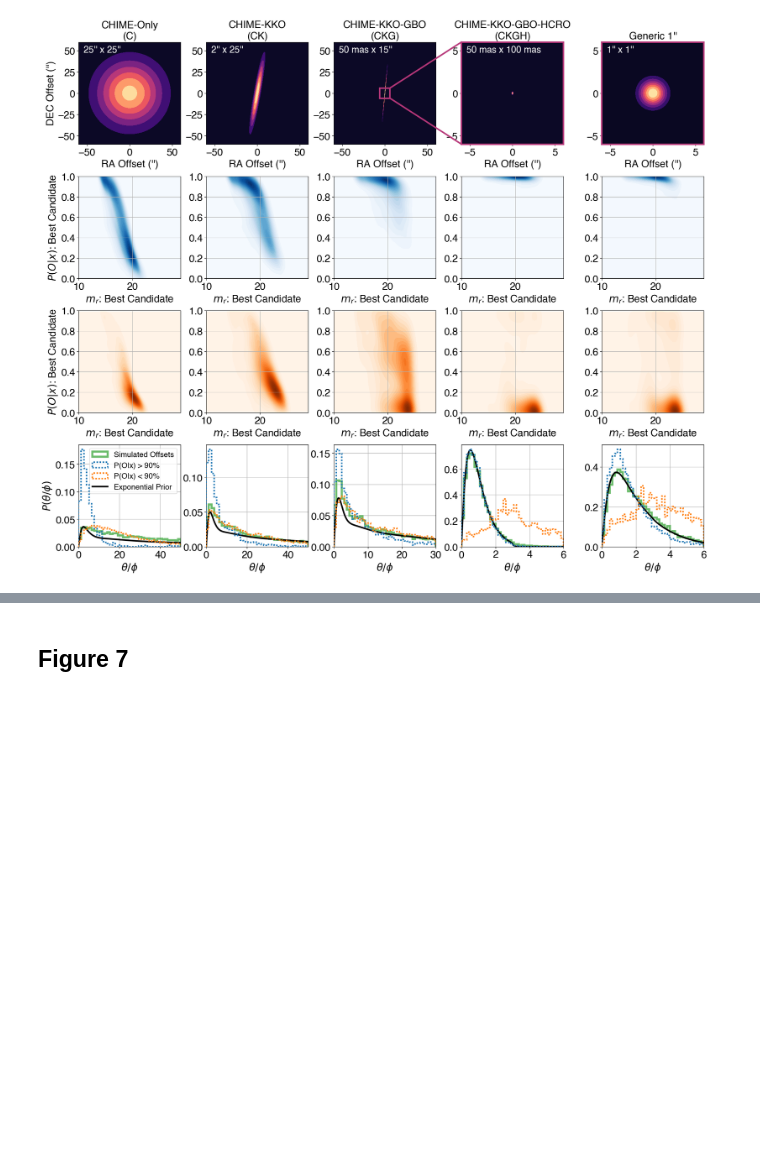
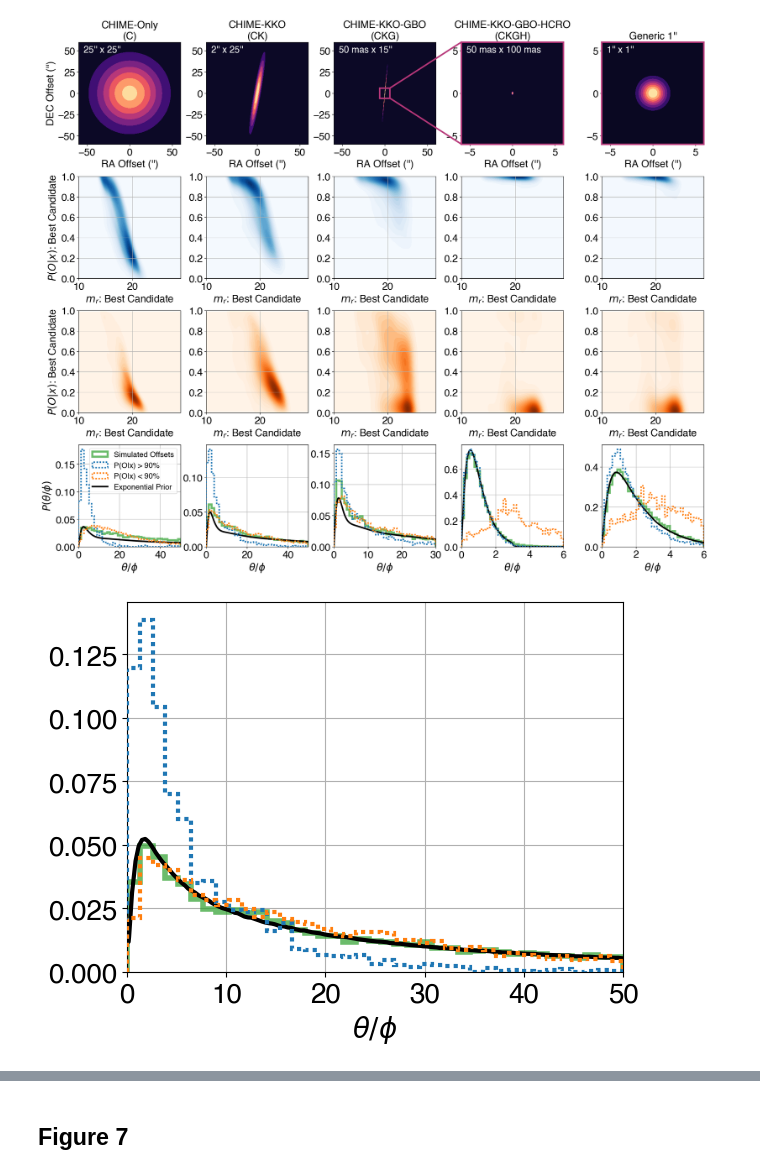
Before and after one commit to FRBs/astropath, a Jupyter notebook: docs/nb/Reproducing_Andersen+26_Figures.ipynb, the cells around one changed output, grey strips where cells are left out. Drawn from its saved outputs; the diff is of its cells as text; code cells hidden in the pictures; blank space fills up the shorter version.

```diff
--- a/docs/nb/Reproducing_Andersen+26_Figures.ipynb
+++ b/docs/nb/Reproducing_Andersen+26_Figures.ipynb
@@ -944,0 +1169,29 @@ Saving plot
+# %%
+def dens_w(v):
+    return np.full(len(v), 1./len(v)/(bins[1]-bins[0]))
+
+digest = df_kko
+theta_max = int(2*np.nanmax([digest['a'],digest['b']]))
+theta_max = np.nanmax([theta_max, 6])
+bins = np.linspace(0, theta_max, 40)
+theta_phi = np.arange(0, 100, 0.05)
+theta_prior = {'PDF': 'exp', 'scale': 0.5, 'max': 6.}
+theta_phi_conv, prior_conv = stack_convolved_prior(
+    theta_phi, theta_prior, digest, phi_col='ang_size_host', n_mc=2e6)
+v = digest['sep_host_loc_norm']
+_ = plt.hist(v, bins=bins, weights=dens_w(v), lw=lw, edgecolor=cycle[2],
+             fill=False, histtype='step', alpha=0.7, label='Simulated Offsets')
+mask = (digest['P_Ox'] > 0.9)
+v = digest['sep_best_loc_norm'][mask]
+_ = plt.hist(v, bins=bins, weights=dens_w(v), lw=3, linestyle=(0, (1, 1)),
+             histtype='step', color=cycle[0], alpha=1., label='P(O|x) > 90%', zorder=30)
+mask = (digest['P_Ox'] < 0.9)
+v = digest['sep_best_loc_norm'][mask]
+_ = plt.hist(v, bins=bins, weights=dens_w(v), lw=3, linestyle=(0, (1, 1)),
+             histtype='step', color=cycle[1], alpha=1., label='P(O|x) < 90%', zorder=30)
+plt.plot(theta_phi_conv, prior_conv, lw=3, color='xkcd:black', label='Exponential Prior')
+plt.xlabel(r'$\theta/\phi$')
+plt.xlim([0, theta_max])
+plt.grid(zorder=20)
+# %% [output]
+[figure, added]
```
Also changed, not shown: parts of 6 cells of this notebook, 1 other file.
